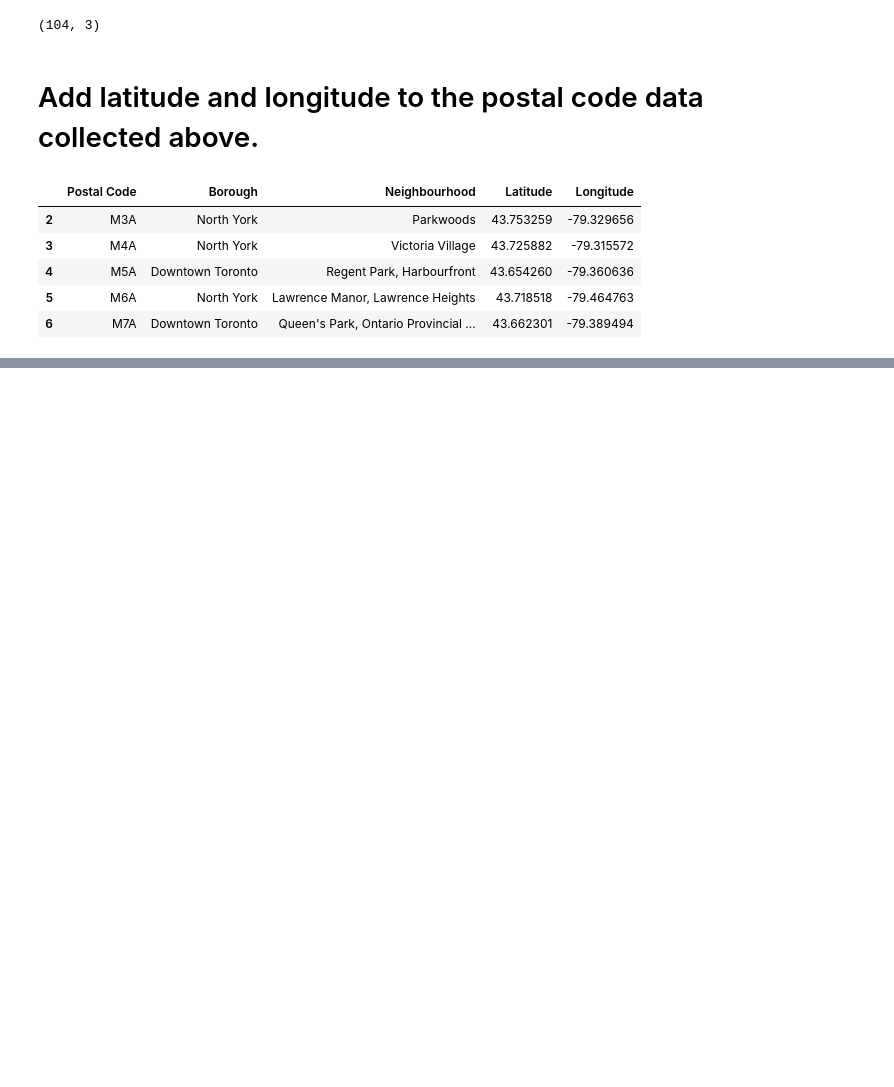
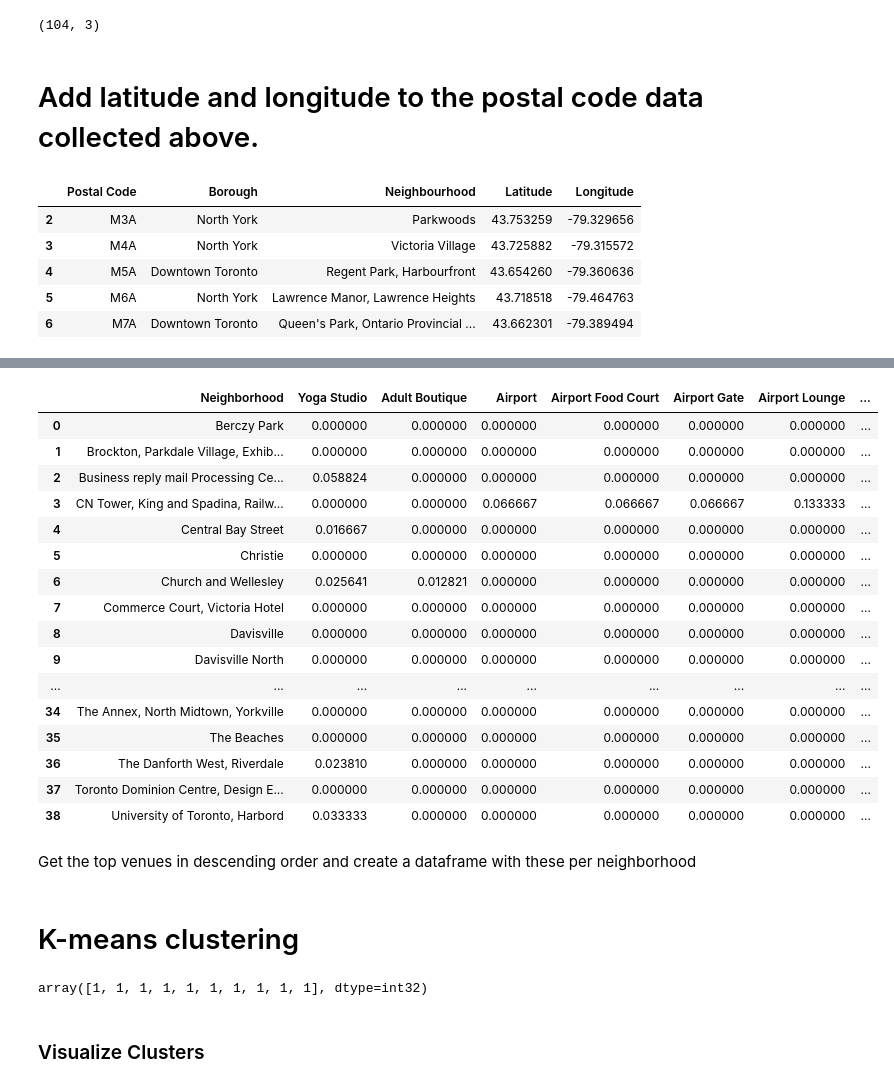
Before and after one commit to DrBrentRD/Coursera_Capstone, a Jupyter notebook: Clustering Notebook.ipynb, the cells around one changed output, grey strips where cells are left out. Drawn from its saved outputs; the diff is of its cells as text; code cells hidden in the pictures; blank space fills up the shorter version.

```diff
--- a/Clustering Notebook.ipynb
+++ b/Clustering Notebook.ipynb
@@ -66,0 +111,3 @@ df_full.head()
+# %%
+df_toronto = df_full[df_full['Borough'].str.contains('Toronto')].reset_index(drop=True)
+df_toronto.head(20)
@@ -66,0 +159,6 @@ df_full.head()
+# %%
+#Foursquare credentials
+CLIENT_ID = 'ROOX3NJ34KEQE4EQLBAY1OXYIIXNHIYYJU1JCVGVPAW0PSVJ' # your Foursquare ID
+CLIENT_SECRET = 'CILQHFLRWG23B5JULVVYOIB13NWS3PDULBHJDE5OCPSO0VWF' # your Foursquare Secret
+VERSION = '20180605' # Foursquare API version
+LIMIT = 100 # A default Foursquare API limit value
@@ -66,0 +206,7 @@ df_full.head()
+# %%
+#run above function to get Toronto venues
+toronto_venues = getNearbyVenues(names=df_toronto['Neighbourhood'],
+                                  latitudes=df_toronto['Latitude'],
+                                  longitudes=df_toronto['Longitude'])
+print(toronto_venues.shape)
+toronto_venues.head()
@@ -66,0 +259,10 @@ df_full.head()
+# %%
+#one hot encoding for each neighborhood
+toronto_oh = pd.get_dummies(toronto_venues[['Venue Category']], prefix="", prefix_sep="")
+#add neighborhood column into new df
+toronto_oh['Neighborhood'] = toronto_venues['Neighborhood']
+#move it to the first column
+fixed_col = [toronto_oh.columns[-1]] + list(toronto_oh.columns[:-1])
+toronto_oh = toronto_oh[fixed_col]
+
+toronto_oh.head()
@@ -66,0 +276,24 @@ df_full.head()
+# %%
+#group by neighborhood and average the frequency
+toronto_grouped = toronto_oh.groupby('Neighborhood').mean().reset_index()
+toronto_grouped
+# %% [output]
+|  | Neighborhood | Yoga Studio | Adult Boutique | Airport | Airport Food Court | Airport Gate | Airport Lounge | ... |
+| 0 | Berczy Park | 0.000000 | 0.000000 | 0.000000 | 0.000000 | 0.000000 | 0.000000 | ... |
+| 1 | Brockton, Parkdale Village, Exhib... | 0.000000 | 0.000000 | 0.000000 | 0.000000 | 0.000000 | 0.000000 | ... |
+| 2 | Business reply mail Processing Ce... | 0.058824 | 0.000000 | 0.000000 | 0.000000 | 0.000000 | 0.000000 | ... |
+| 3 | CN Tower, King and Spadina, Railw... | 0.000000 | 0.000000 | 0.066667 | 0.066667 | 0.066667 | 0.133333 | ... |
+| 4 | Central Bay Street | 0.016667 | 0.000000 | 0.000000 | 0.000000 | 0.000000 | 0.000000 | ... |
+| 5 | Christie | 0.000000 | 0.000000 | 0.000000 | 0.000000 | 0.000000 | 0.000000 | ... |
+| 6 | Church and Wellesley | 0.025641 | 0.012821 | 0.000000 | 0.000000 | 0.000000 | 0.000000 | ... |
+| 7 | Commerce Court, Victoria Hotel | 0.000000 | 0.000000 | 0.000000 | 0.000000 | 0.000000 | 0.000000 | ... |
+| 8 | Davisville | 0.000000 | 0.000000 | 0.000000 | 0.000000 | 0.000000 | 0.000000 | ... |
+| 9 | Davisville North | 0.000000 | 0.000000 | 0.000000 | 0.000000 | 0.000000 | 0.000000 | ... |
+| ... | ... | ... | ... | ... | ... | ... | ... | ... |
+| 34 | The Annex, North Midtown, Yorkville | 0.000000 | 0.000000 | 0.000000 | 0.000000 | 0.000000 | 0.000000 | ... |
+| 35 | The Beaches | 0.000000 | 0.000000 | 0.000000 | 0.000000 | 0.000000 | 0.000000 | ... |
+| 36 | The Danforth West, Riverdale | 0.023810 | 0.000000 | 0.000000 | 0.000000 | 0.000000 | 0.000000 | ... |
+| 37 | Toronto Dominion Centre, Design E... | 0.000000 | 0.000000 | 0.000000 | 0.000000 | 0.000000 | 0.000000 | ... |
+| 38 | University of Toronto, Harbord | 0.033333 | 0.000000 | 0.000000 | 0.000000 | 0.000000 | 0.000000 | ... |
+# %% [markdown]
+Get the top venues in descending order and create a dataframe with these per neighborhood
@@ -66,0 +323,9 @@ df_full.head()
+# %% [markdown]
+<H1> K-means clustering</H1>
+# %%
+kclusters=5
+toronto_clustered = toronto_grouped.drop('Neighborhood',1)
+kmeans = KMeans(n_clusters=kclusters, random_state=0).fit(toronto_clustered)
+kmeans.labels_[0:10]
+# %% [output]
+array([1, 1, 1, 1, 1, 1, 1, 1, 1, 1], dtype=int32)
@@ -66,0 +340,2 @@ df_full.head()
+# %% [markdown]
+<H3>Visualize Clusters</H3>
```
Also changed, not shown: parts of 23 cells of this notebook.
